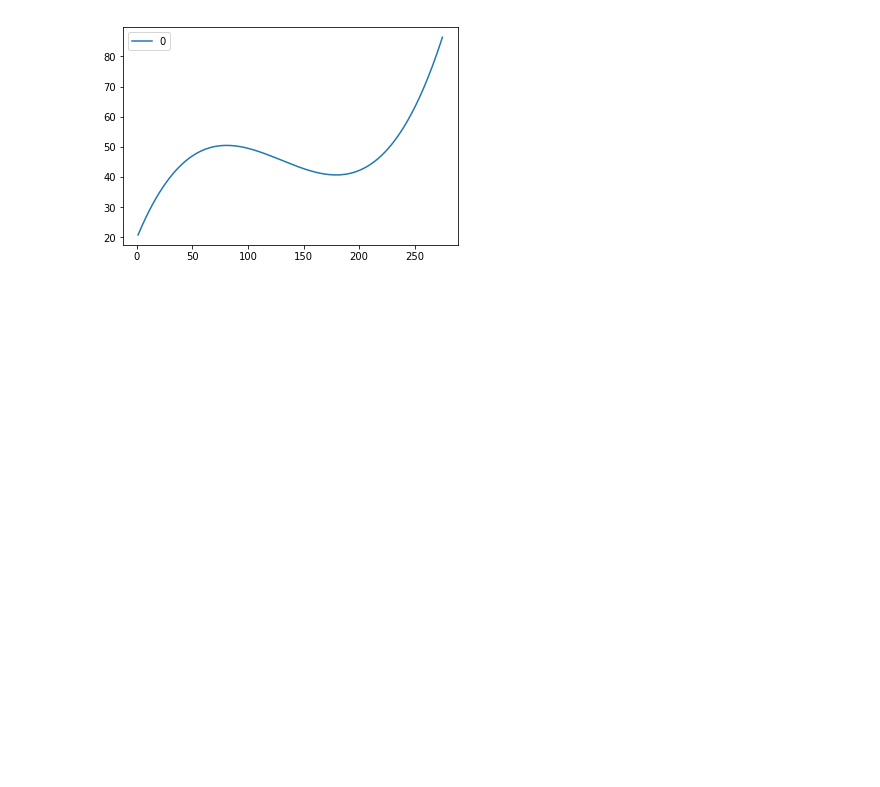
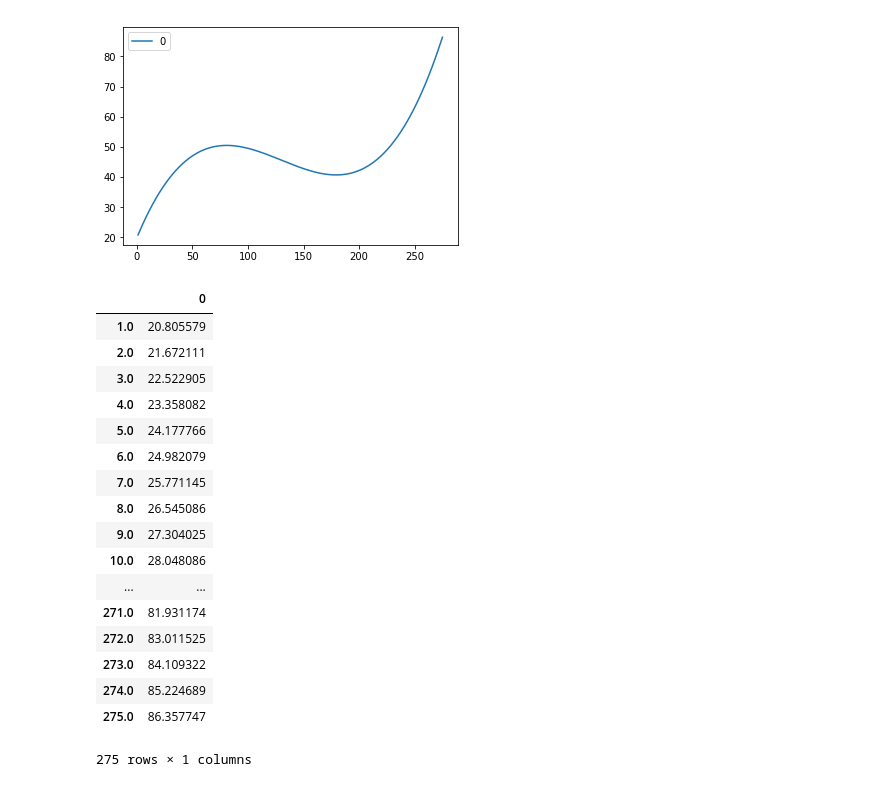
Before and after one commit to team-one-eee-511/proj2-time-series-forecasting, a Jupyter notebook: Test-EEE511.ipynb, the cells around one changed output. Cells and saved outputs as stored; diff of their text form; code cells hidden in the pictures; blank space fills up the shorter version.

```diff
--- a/Test-EEE511.ipynb
+++ b/Test-EEE511.ipynb
@@ -123,3 +123,24 @@ hypothesis_data.plot()
 # %% [output]
 <matplotlib.axes._subplots.AxesSubplot at 0x...>
 [figure]
+# %%
+hypothesis_data
+# %% [output]
+|  | 0 |
+| 1.0 | 20.805579 |
+| 2.0 | 21.672111 |
+| 3.0 | 22.522905 |
+| 4.0 | 23.358082 |
+| 5.0 | 24.177766 |
+| 6.0 | 24.982079 |
+| 7.0 | 25.771145 |
+| 8.0 | 26.545086 |
+| 9.0 | 27.304025 |
+| 10.0 | 28.048086 |
+| ... | ... |
+| 271.0 | 81.931174 |
+| 272.0 | 83.011525 |
+| 273.0 | 84.109322 |
+| 274.0 | 85.224689 |
+| 275.0 | 86.357747 |
+275 rows × 1 columns
```
Also changed, not shown: parts of 10 cells of this notebook.
